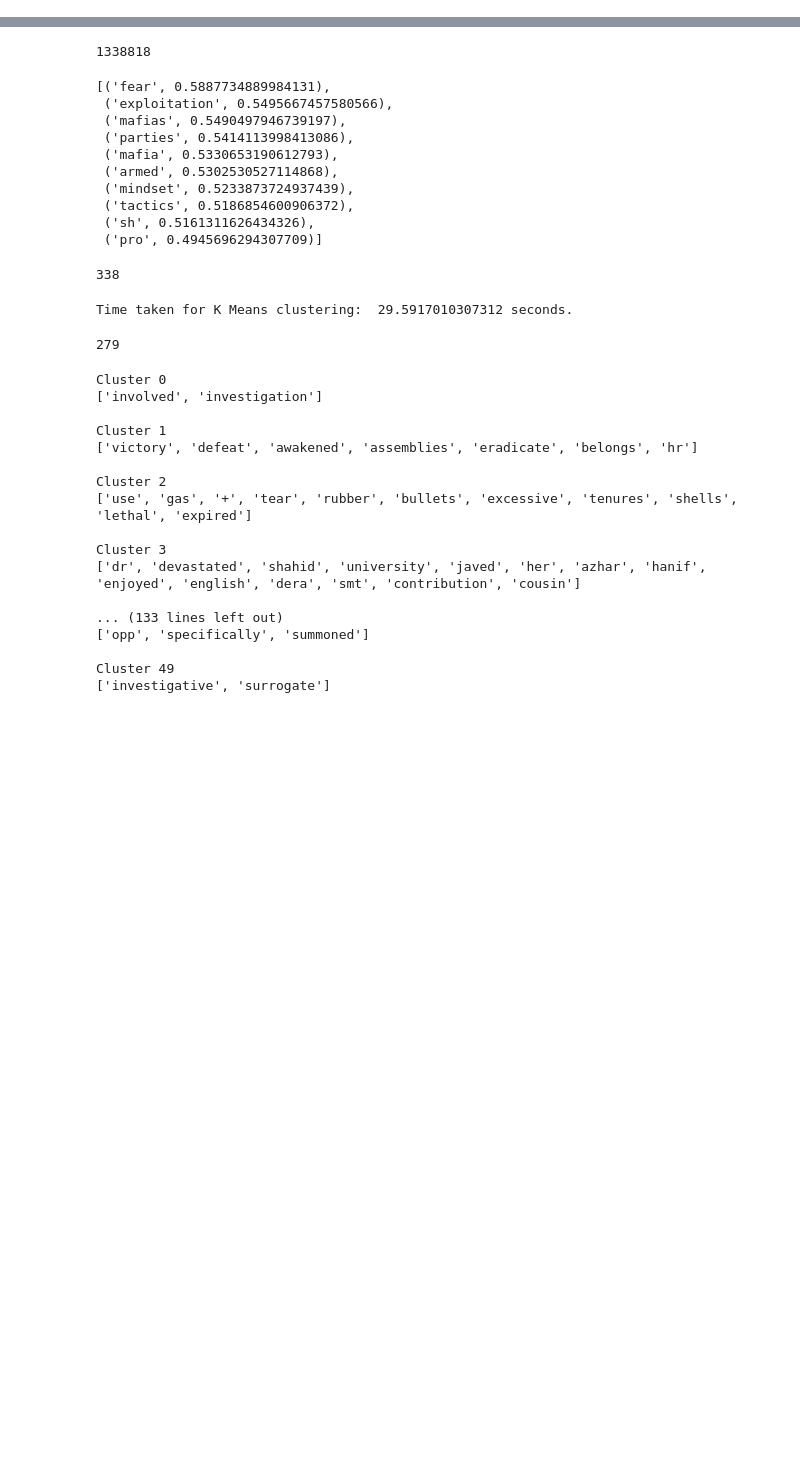
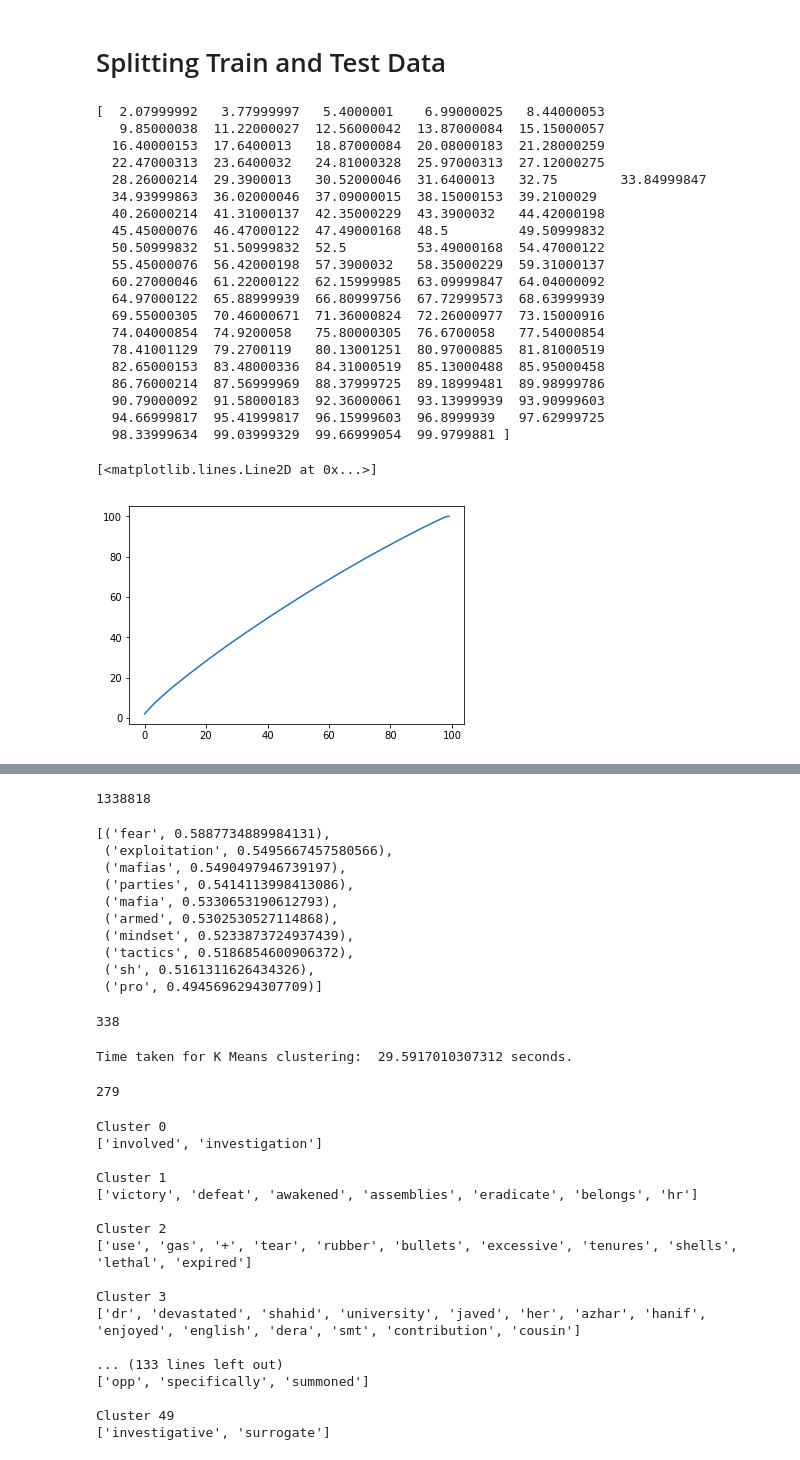
Before and after one commit to abdullah693/TwitterNews, a Jupyter notebook: Get User Tweets.ipynb, the cells around one changed output, grey strips where cells are left out. Cells and saved outputs as stored; diff of their text form; code cells hidden in the pictures; blank space fills up the shorter version.

Commit message:
Updated Notebook with Neural Network Model
NN Model added

```diff
--- a/Get User Tweets.ipynb
+++ b/Get User Tweets.ipynb
@@ -148,0 +262,63 @@ bigram = gensim.models.Phrases(texts)
+# %% [markdown]
+# Splitting Train and Test Data
+# %%
+import pandas as pd
+df = pd.DataFrame(data = model.docvecs.doctag_syn0)
+df['target'] = columns = model.docvecs.doctags.keys()
+df = (df[~df['target'].isin(['sports', 'politics','entertainment', 'health_&_fitness','business','technology'])])
+# %%
+df['target'] = labels
+# %%
+import numpy as np
+msk = np.random.rand(len(df)) < 0.8
+train = df[msk]
+test = df[~msk]
+x_train = train.loc[:, train.columns != 'target'].values
+y_train = train['target'].values
+x_test = test.loc[:, test.columns != 'target'].values
+y_test = test['target'].values
+# %%
+from sklearn.preprocessing import StandardScaler
+sc = StandardScaler()
+Xtrain =sc.fit_transform(x_train)
+Xtest = sc.transform(x_test)
+
+# Applying PCA
+from sklearn.decomposition import PCA
+pca = PCA(n_components = 100)
+Xtrain = pca.fit_transform(Xtrain)
+Xtest = pca.transform(Xtest)
+explained_variance = pca.explained_variance_ratio_
+# %%
+var= pca.explained_variance_ratio_
+
+#Cumulative Variance explains
+var1=np.cumsum(np.round(pca.explained_variance_ratio_, decimals=4)*100)
+
+print(var1)
+import matplotlib.pyplot as plt
+
+plt.plot(var1)
+# %% [output]
+[  2.07999992   3.77999997   5.4000001    6.99000025   8.44000053
+   9.85000038  11.22000027  12.56000042  13.87000084  15.15000057
+  16.40000153  17.6400013   18.87000084  20.08000183  21.28000259
+  22.47000313  23.6400032   24.81000328  25.97000313  27.12000275
+  28.26000214  29.3900013   30.52000046  31.6400013   32.75        33.84999847
+  34.93999863  36.02000046  37.09000015  38.15000153  39.2100029
+  40.26000214  41.31000137  42.35000229  43.3900032   44.42000198
+  45.45000076  46.47000122  47.49000168  48.5         49.50999832
+  50.50999832  51.50999832  52.5         53.49000168  54.47000122
+  55.45000076  56.42000198  57.3900032   58.35000229  59.31000137
+  60.27000046  61.22000122  62.15999985  63.09999847  64.04000092
+  64.97000122  65.88999939  66.80999756  67.72999573  68.63999939
+  69.55000305  70.46000671  71.36000824  72.26000977  73.15000916
+  74.04000854  74.9200058   75.80000305  76.6700058   77.54000854
+  78.41001129  79.2700119   80.13001251  80.97000885  81.81000519
+  82.65000153  83.48000336  84.31000519  85.13000488  85.95000458
+  86.76000214  87.56999969  88.37999725  89.18999481  89.98999786
+  90.79000092  91.58000183  92.36000061  93.13999939  93.90999603
+  94.66999817  95.41999817  96.15999603  96.8999939   97.62999725
+  98.33999634  99.03999329  99.66999054  99.9799881 ]
+[<matplotlib.lines.Line2D at 0x...>]
+[figure, added]
```
Also changed, not shown: parts of 60 cells of this notebook, 2 other files.
